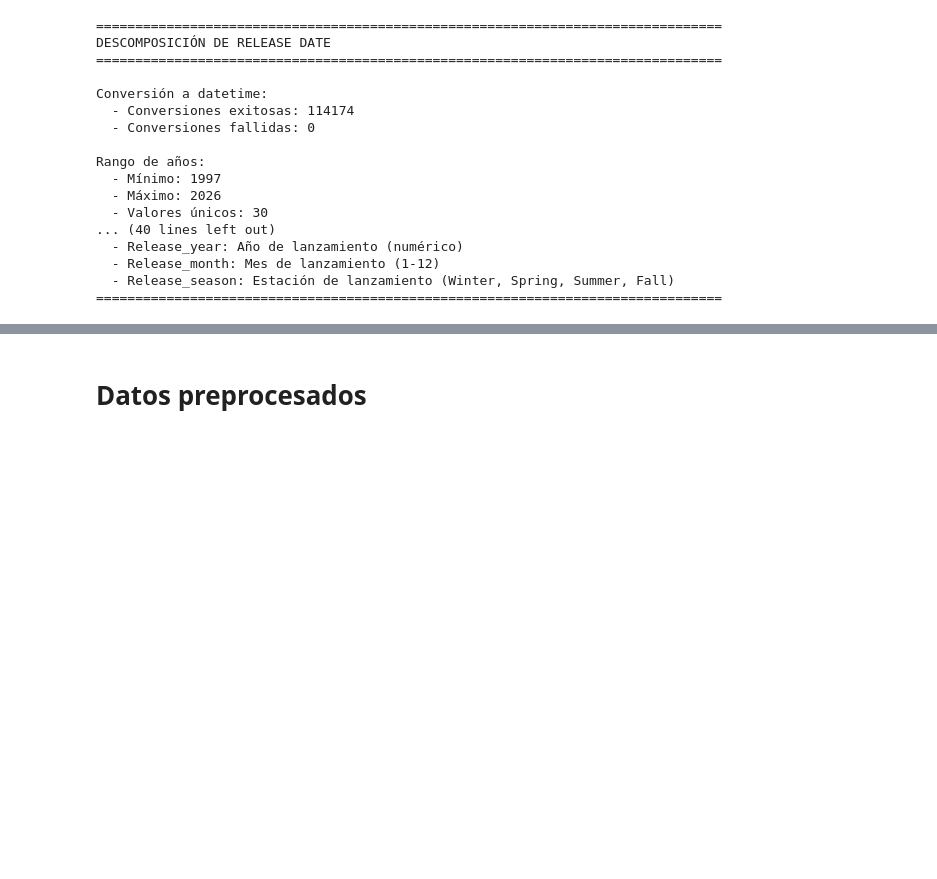
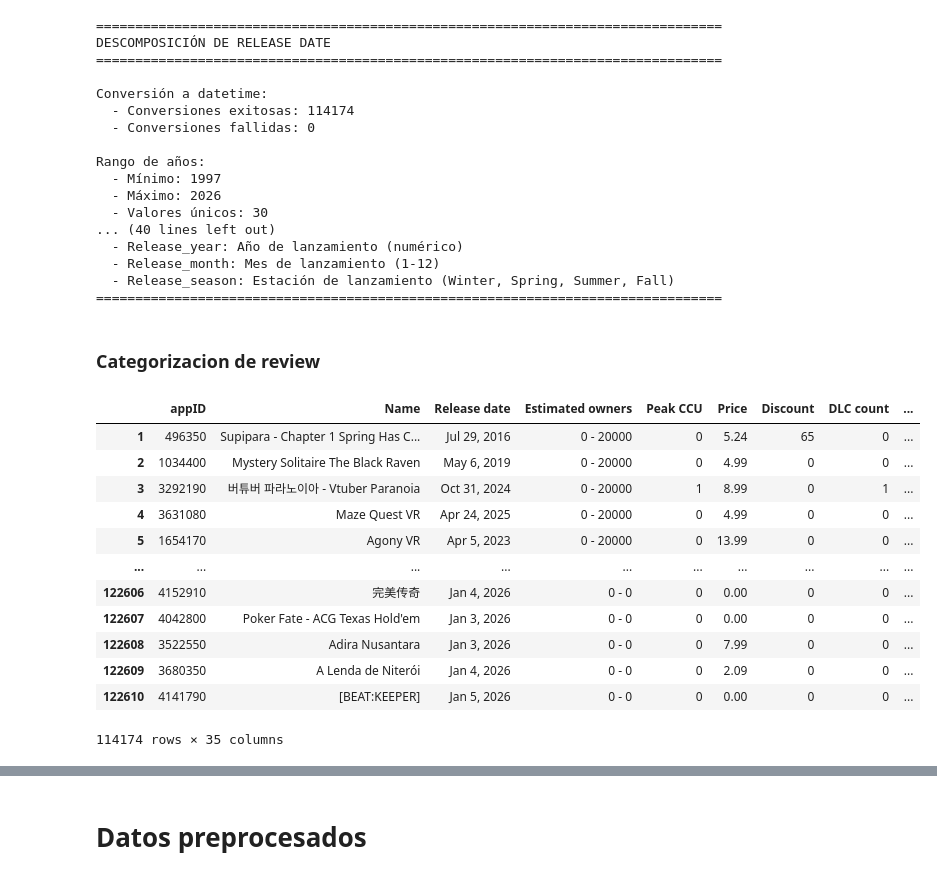
Before and after one commit to David-Felipe/ProyectoMineriaDatos, a Jupyter notebook: Iteracion 1/Codigo/Proyecto_Minería_de_Datos.ipynb, the cells around one changed output, grey strips where cells are left out. Saved outputs shown, nothing was run; the diff lists cells and outputs as text; code cells hidden in the pictures; blank space fills up the shorter version.

```diff
--- a/Iteracion 1/Codigo/Proyecto_Minería_de_Datos.ipynb
+++ b/Iteracion 1/Codigo/Proyecto_Minería_de_Datos.ipynb
@@ -1196,3 +1196,21 @@ Rango de años:
   - Release_month: Mes de lanzamiento (1-12)
   - Release_season: Estación de lanzamiento (Winter, Spring, Summer, Fall)
 ================================================================================
+# %% [markdown]
+### Categorizacion de review
+# %%
+data
+# %% [output]
+|  | appID | Name | Release date | Estimated owners | Peak CCU | Price | Discount | DLC count | ... |
+| 1 | 496350 | Supipara - Chapter 1 Spring Has C... | Jul 29, 2016 | 0 - 20000 | 0 | 5.24 | 65 | 0 | ... |
+| 2 | 1034400 | Mystery Solitaire The Black Raven | May 6, 2019 | 0 - 20000 | 0 | 4.99 | 0 | 0 | ... |
+| 3 | 3292190 | 버튜버 파라노이아 - Vtuber Paranoia | Oct 31, 2024 | 0 - 20000 | 1 | 8.99 | 0 | 1 | ... |
+| 4 | 3631080 | Maze Quest VR | Apr 24, 2025 | 0 - 20000 | 0 | 4.99 | 0 | 0 | ... |
+| 5 | 1654170 | Agony VR | Apr 5, 2023 | 0 - 20000 | 0 | 13.99 | 0 | 0 | ... |
+| ... | ... | ... | ... | ... | ... | ... | ... | ... | ... |
+| 122606 | 4152910 | 完美传奇 | Jan 4, 2026 | 0 - 0 | 0 | 0.00 | 0 | 0 | ... |
+| 122607 | 4042800 | Poker Fate - ACG Texas Hold'em | Jan 3, 2026 | 0 - 0 | 0 | 0.00 | 0 | 0 | ... |
+| 122608 | 3522550 | Adira Nusantara | Jan 3, 2026 | 0 - 0 | 0 | 7.99 | 0 | 0 | ... |
+| 122609 | 3680350 | A Lenda de Niterói | Jan 4, 2026 | 0 - 0 | 0 | 2.09 | 0 | 0 | ... |
+| 122610 | 4141790 | [BEAT:KEEPER] | Jan 5, 2026 | 0 - 0 | 0 | 0.00 | 0 | 0 | ... |
+114174 rows × 35 columns
```
Also changed, not shown: parts of 2 cells of this notebook.
